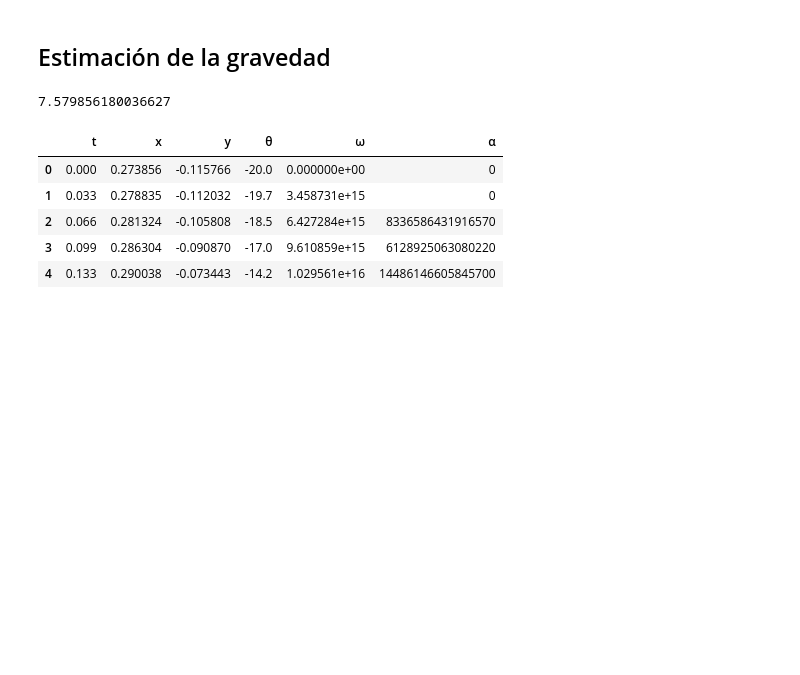
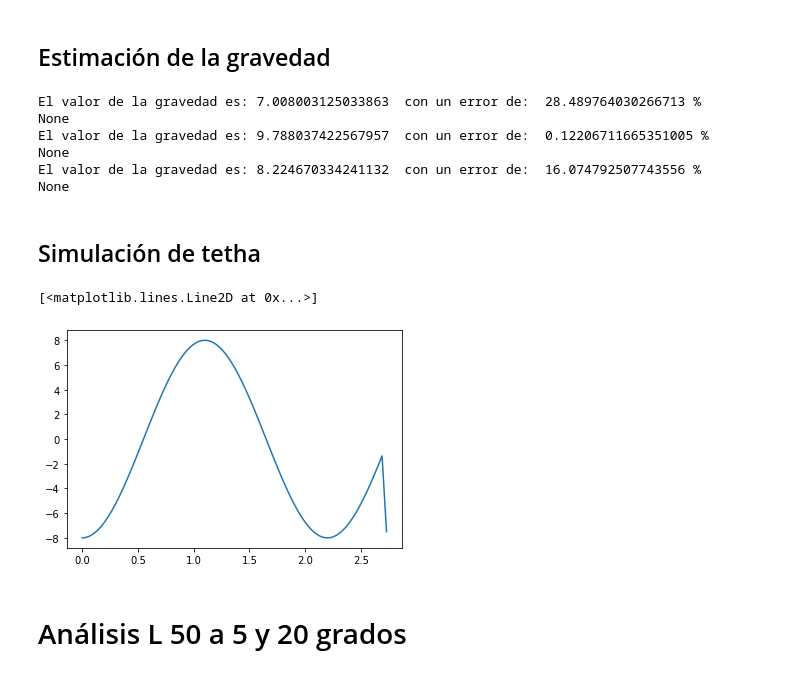
Before and after one commit to Jhosgun/Pendulo, a Jupyter notebook: Pendulo.ipynb, the cells around one changed output. Cells and saved outputs as stored; diff of their text form; code cells hidden in the pictures; blank space fills up the shorter version.

```diff
--- a/Pendulo.ipynb
+++ b/Pendulo.ipynb
@@ -88,22 +90,58 @@ plot_tethaVSt(experimento['t'], experimento['θ'])
 #Estimación de la gravedad
 def grav_estima(L,T):
   g=(4* np.pi**2)*L/(T**2)
-  return g/100
+  g=g/100
+  error=(g-9.8)/9.8*100
+  return print("El valor de la gravedad es:",g," con un error de: ",abs(error),"%")
 
-grav_estima(30,1.2)
+print(grav_estima(30,1.3))
+print(grav_estima(30,1.1))
+print(grav_estima(30,1.2))
 # %% [output]
-7.579856180036627
+El valor de la gravedad es: 7.008003125033863  con un error de:  28.489764030266713 %
+None
+El valor de la gravedad es: 9.788037422567957  con un error de:  0.12206711665351005 %
+None
+El valor de la gravedad es: 8.224670334241132  con un error de:  16.074792507743556 %
+None
+# %% [markdown]
+## Simulación de tetha
+# %%
+#Simulación pendulo
+L=30
+Ang=8
+w0=10
+g=-8.2
+alpha_s = np.empty(len(experimento['α']))
+w_s = np.empty(len(experimento['α']))
+tetha_s = np.copy(experimento['θ'])
+for i in range(0,len(experimento['θ'])-1):
+  alpha_s[i]=(tetha_s[i]*g)/L
+  w_s[i+1]=((w_s[i]+(alpha_s[i+1]-alpha_s[i])))
+
+
+
+
+#plt.plot(experimento['t'],w_s)
+
+for i in range(0,len(experimento['θ'])-1):
+  tetha_s[i]=Ang*np.sin(np.pi/1.1*experimento['t'][i]-np.pi/2)
+
+plt.plot(experimento['t'],tetha_s)
+# plot_tethaVSt(experimento['t'],experimento['θ'])
+# plot_tethaVSt(experimento['t'],tetha_s)
+# plot_tethaVSt(experimento['t'],alpha_s)
+# plot_tethaVSt(experimento['t'],w_s)
+# %% [output]
+[<matplotlib.lines.Line2D at 0x...>]
+[figure, added]
+# %% [markdown]
+# Análisis L 50 a 5 y 20 grados
 # %%
 #Cargue de datos a un dataframe
-experimento=pd.read_excel("/content/gdrive/MyDrive/Octavo semestre/IntroFísica/Pendulo/Masa grande L 30 a 20 grados.xlsx")
-experimento.head()
+experimento4=pd.read_excel("/content/gdrive/MyDrive/Octavo semestre/IntroFísica/Pendulo/Masa Grande L 50 a 5 grados.xlsx")
+experimento5=pd.read_excel("/content/gdrive/MyDrive/Octavo semestre/IntroFísica/Pendulo/Masa Grande L 50 a 20 grados.xlsx")
+experimento6=pd.read_excel("/content/gdrive/MyDrive/Octavo semestre/IntroFísica/Pendulo/Masa Grande L 50 a 40 grados.xlsx")
-# %% [output]
-|  | t | x | y | θ | ω | α |
-| 0 | 0.000 | 0.273856 | -0.115766 | -20.0 | 0.000000e+00 | 0 |
-| 1 | 0.033 | 0.278835 | -0.112032 | -19.7 | 3.458731e+15 | 0 |
-| 2 | 0.066 | 0.281324 | -0.105808 | -18.5 | 6.427284e+15 | 8336586431916570 |
-| 3 | 0.099 | 0.286304 | -0.090870 | -17.0 | 9.610859e+15 | 6128925063080220 |
-| 4 | 0.133 | 0.290038 | -0.073443 | -14.2 | 1.029561e+16 | 14486146605845700 |
 # %%
 # Gráfica de posición angular vs tiempo
 def plot_tethaVSt(tiempo, tetha):
```
Also changed, not shown: parts of 9 cells of this notebook.
